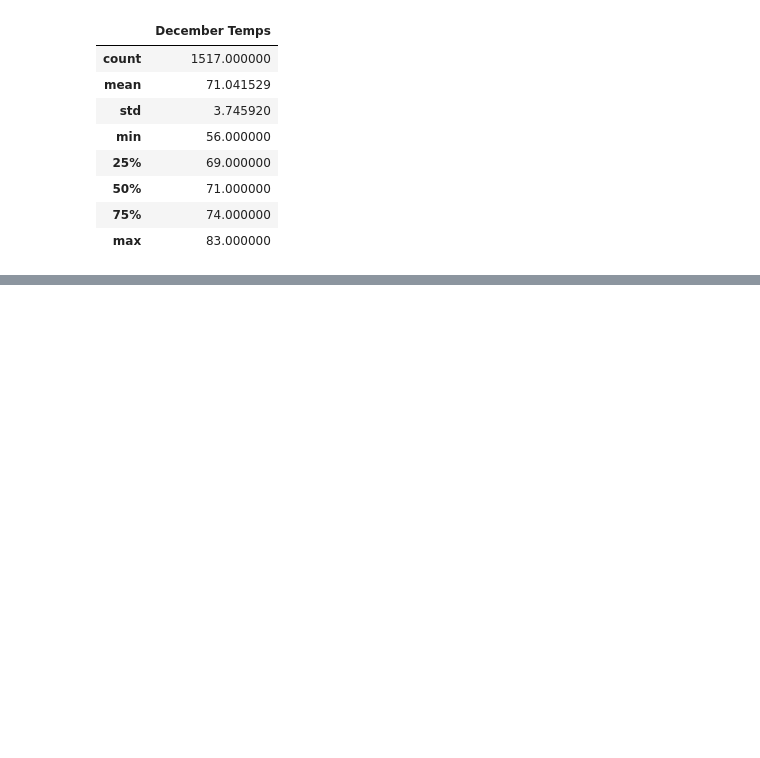
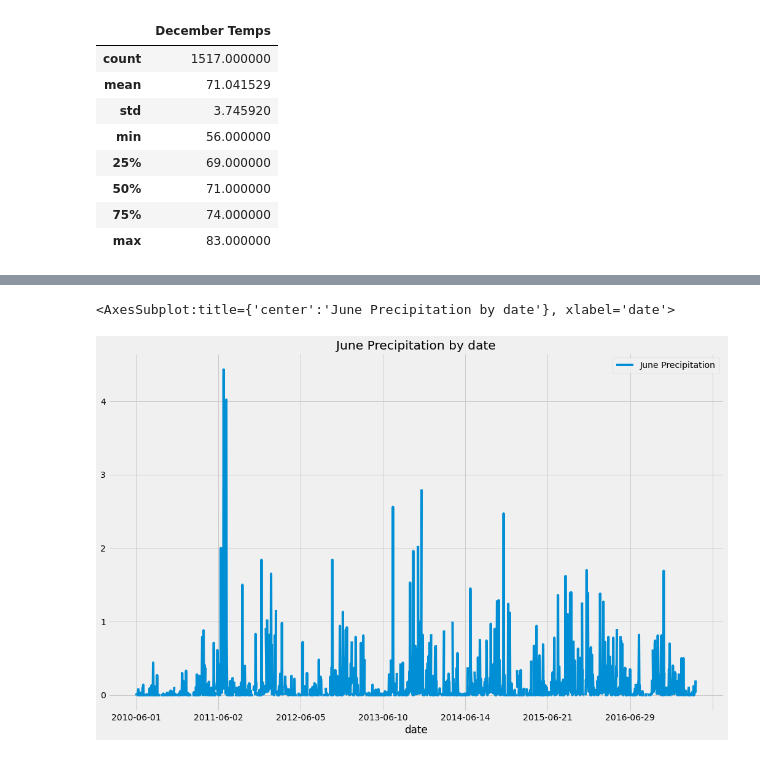
Before and after one commit to amonjaras/surfs_up, a Jupyter notebook: SurfsUp_Challenge.ipynb, the cells around one changed output, grey strips where cells are left out. Drawn from its saved outputs; the diff is of its cells as text; code cells hidden in the pictures; blank space fills up the shorter version.

```diff
--- a/SurfsUp_Challenge.ipynb
+++ b/SurfsUp_Challenge.ipynb
@@ -1,4 +1,9 @@
 # %%
+%matplotlib inline
+from matplotlib import style
+style.use('fivethirtyeight')
+import matplotlib.pyplot as plt
+
 # Dependencies
 import numpy as np
 import pandas as pd
@@ -130,0 +138,11 @@ dec_df.describe()
+# %%
+# Retrieve precipitation scores for June and December
+# June
+
+pjune = []
+pjune = session.query(Measurement.date, Measurement.prcp).\
+        filter(extract('month', Measurement.date) == 6).all()
+pjune_df = pd.DataFrame(pjune, columns = ['date', 'June Precipitation'])
+pjune_df.set_index(pjune_df['date'], inplace = True)
+pjune_df = pjune_df.sort_index()
+print(pjune_df.to_string(index = False))
@@ -130,0 +194,5 @@ dec_df.describe()
+# %%
+pjune_df.plot(title = 'June Precipitation by date', figsize = (16, 10))
+# %% [output]
+<AxesSubplot:title={'center':'June Precipitation by date'}, xlabel='date'>
+[figure, added]
```
Also changed, not shown: parts of 6 cells of this notebook.
